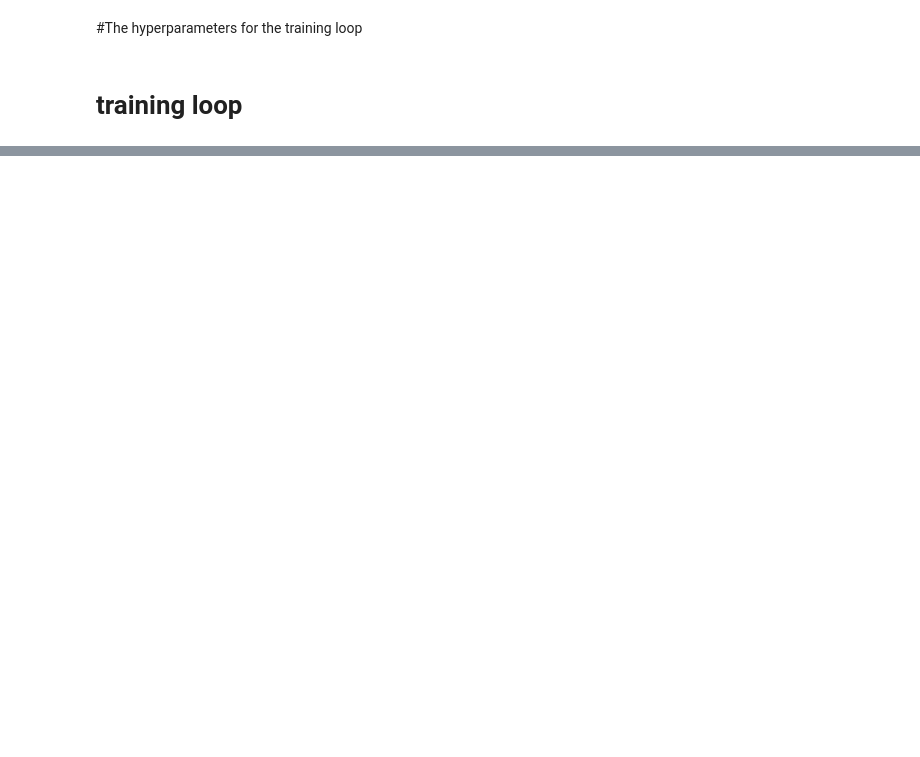
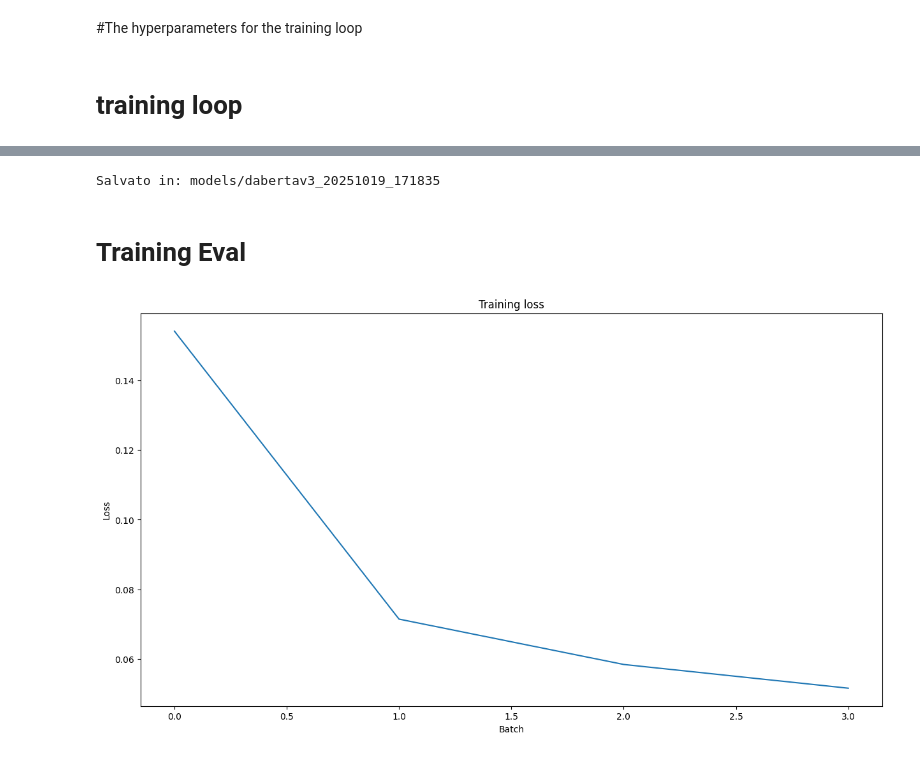
Before and after one commit to exdsgift/NerGuard, a Jupyter notebook: PII_detector.ipynb, the cells around one changed output, grey strips where cells are left out. Cells and saved outputs as stored; diff of their text form; code cells hidden in the pictures; blank space fills up the shorter version.

Commit message:
Add the first good  model, for now only in test env in jupyter

```diff
--- a/PII_detector.ipynb
+++ b/PII_detector.ipynb
@@ -30,8 +65,8 @@ print(ds)
 if "validation" not in ds:
     tmp = ds["train"].train_test_split(test_size=0.1, seed=42)
     ds = DatasetDict({
-        "train": ds["train"],
+        "train": tmp["train"],
         "validation": tmp["test"],
-        "test": tmp["train"]
+        "test": ds["test"]
     })
 print(ds)
@@ -259,5 +436,3 @@ model = AutoModelForTokenClassification.from_pretrained(
     id2label=id2label,
     label2id=label2id
 )
-model = nn.DataParallel(model)
-model.to(device)
@@ -263,0 +452,3 @@ model.to(device)
+# %%
+model = nn.DataParallel(model, device_ids=[0, 1])
+model = model.to(device)
@@ -549,15 +731,13 @@ val_f1_set = []
 
 # Training loop
 for epoch in trange(epochs, desc="Epoch"):
-
     # ============== TRAINING ==============
     model.train()
-
     tr_loss = 0
     nb_tr_steps = 0
 
     for step, batch in enumerate(train_dataloader):
-        # ✅ Accedi ai dati come dizionario e sposta su GPU
+        # Accedi ai dati come dizionario e sposta su GPU
         b_input_ids = batch['input_ids'].to(device)
         b_input_mask = batch['attention_mask'].to(device)
         b_labels = batch['labels'].to(device)
@@ -571,8 +751,10 @@ for epoch in trange(epochs, desc="Epoch"):
             attention_mask=b_input_mask,
             labels=b_labels
         )
+        loss = outputs.loss
 
-        loss = outputs.loss
+        # ⭐ Con DataParallel, calcola la media del loss
+        loss = loss.mean()
 
         # Backward pass
         loss.backward()
@@ -596,16 +778,14 @@ for epoch in trange(epochs, desc="Epoch"):
     print(f"\nEpoch {epoch + 1}")
     print(f"  Average training loss: {avg_train_loss:.4f}")
 
-
     # ============== VALIDATION ==============
     model.eval()
-
     eval_loss = 0
     nb_eval_steps = 0
     predictions, true_labels = [], []
 
     for batch in validation_dataloader:
-        # ✅ Stesso pattern per validation
+        # Stesso pattern per validation
         b_input_ids = batch['input_ids'].to(device)
         b_input_mask = batch['attention_mask'].to(device)
         b_labels = batch['labels'].to(device)
@@ -616,9 +796,11 @@ for epoch in trange(epochs, desc="Epoch"):
                 attention_mask=b_input_mask,
                 labels=b_labels
             )
+            loss = outputs.loss
+            logits = outputs.logits
 
-        loss = outputs.loss
-        logits = outputs.logits
+        # ⭐ Con DataParallel, calcola la media del loss
+        loss = loss.mean()
 
         eval_loss += loss.item()
 
@@ -628,6 +810,7 @@ for epoch in trange(epochs, desc="Epoch"):
 
         predictions.append(logits)
         true_labels.append(label_ids)
+
         nb_eval_steps += 1
 
     # Concatena batch
@@ -728,0 +922,25 @@ for _ in trange(epochs, desc="Epoch"):
+# %%
+import datetime, os
+
+today = datetime.datetime.now().strftime("%Y%m%d_%H%M%S")
+save_dir = f"models/dabertav3_{today}"
+os.makedirs(save_dir, exist_ok=True)
+
+base = model.module if hasattr(model, "module") else model  # <- qui la magia
+base.save_pretrained(save_dir)
+tok.save_pretrained(save_dir)
+
+print(f"Salvato in: {save_dir}")
+# %% [output]
+Salvato in: models/dabertav3_20251019_171835
+# %% [markdown]
+# Training Eval
+# %%
+plt.figure(figsize=(15,8))
+plt.title("Training loss")
+plt.xlabel("Batch")
+plt.ylabel("Loss")
+plt.plot(train_loss_set)
+plt.show()
+# %% [output]
+[figure, added]
```
Also changed, not shown: parts of 39 cells of this notebook, 3 other files.
